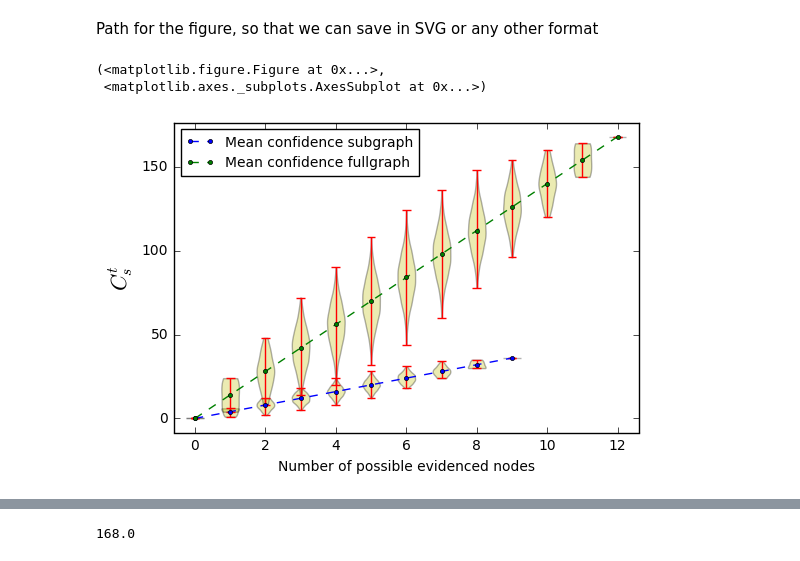
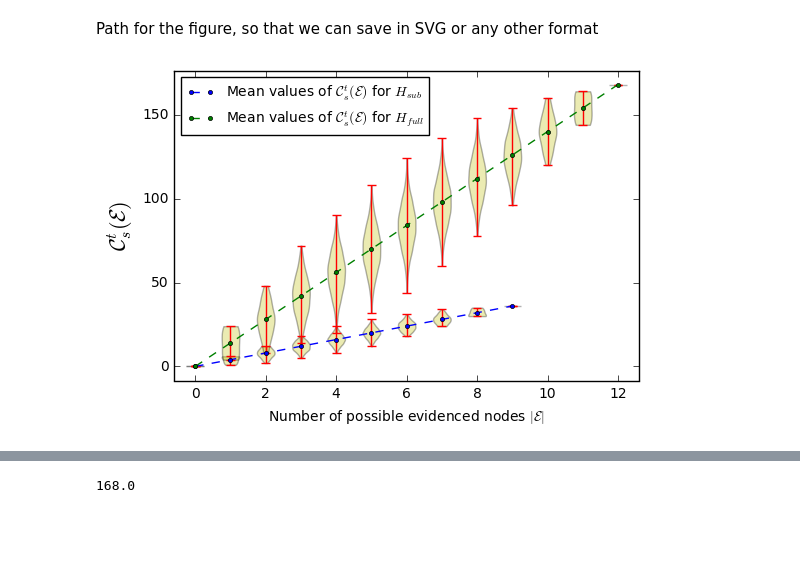
Before and after one commit to plumdeq/hypothtest, a Jupyter notebook: notebooks/results/experiment-1.ipynb, the cells around one changed output, grey strips where cells are left out. Saved outputs shown, nothing was run; the diff lists cells and outputs as text; code cells hidden in the pictures; blank space fills up the shorter version.

```diff
--- a/notebooks/results/experiment-1.ipynb
+++ b/notebooks/results/experiment-1.ipynb
@@ -191,14 +191,12 @@ def plot_confidences(bigger, smaller, bigger_label=None,
     ax.legend(fontsize=10.0, loc=legend_loc)
 
     return fig, ax
-# %%
-plot_confidences(full_unnormalized_confidences,
-                 sub_unnormalized_confidences,
-                 smaller_label='Mean confidence subgraph',
-                 bigger_label='Mean confidence fullgraph',
-                 xlabel='Number of possible evidenced nodes',
-                 ylabel=r'$C_s^t$')
-# %% [output]
-(<matplotlib.figure.Figure at 0x...>,
- <matplotlib.axes._subplots.AxesSubplot at 0x...>)
-[figure, removed]
+# %%
+fig1, ax1 = plot_confidences(full_unnormalized_confidences,
+                 sub_unnormalized_confidences,
+                 smaller_label='Mean values of $\mathcal{C}_s^t(\mathcal{E})$ for $H_{sub}$',
+                 bigger_label='Mean values of $\mathcal{C}_s^t(\mathcal{E})$ for $H_{full}$',
+                 xlabel=r'Number of possible evidenced nodes $|\mathcal{E}|$',
+                 ylabel=r'$\mathcal{C}_s^t(\mathcal{E})$')
+# %% [output]
+[figure, added]
```
Also changed, not shown: parts of 4 cells of this notebook, 1 other file.
